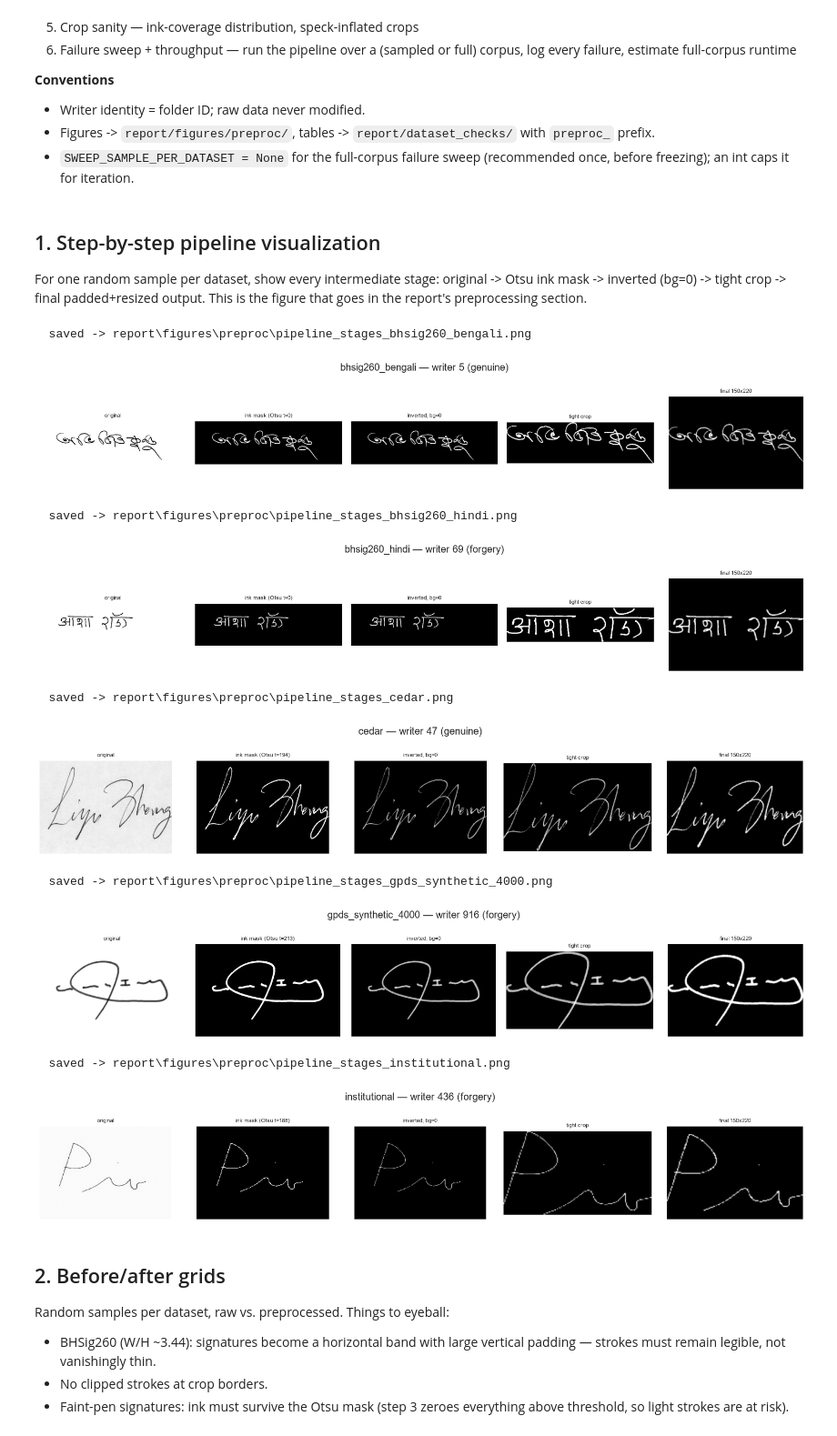
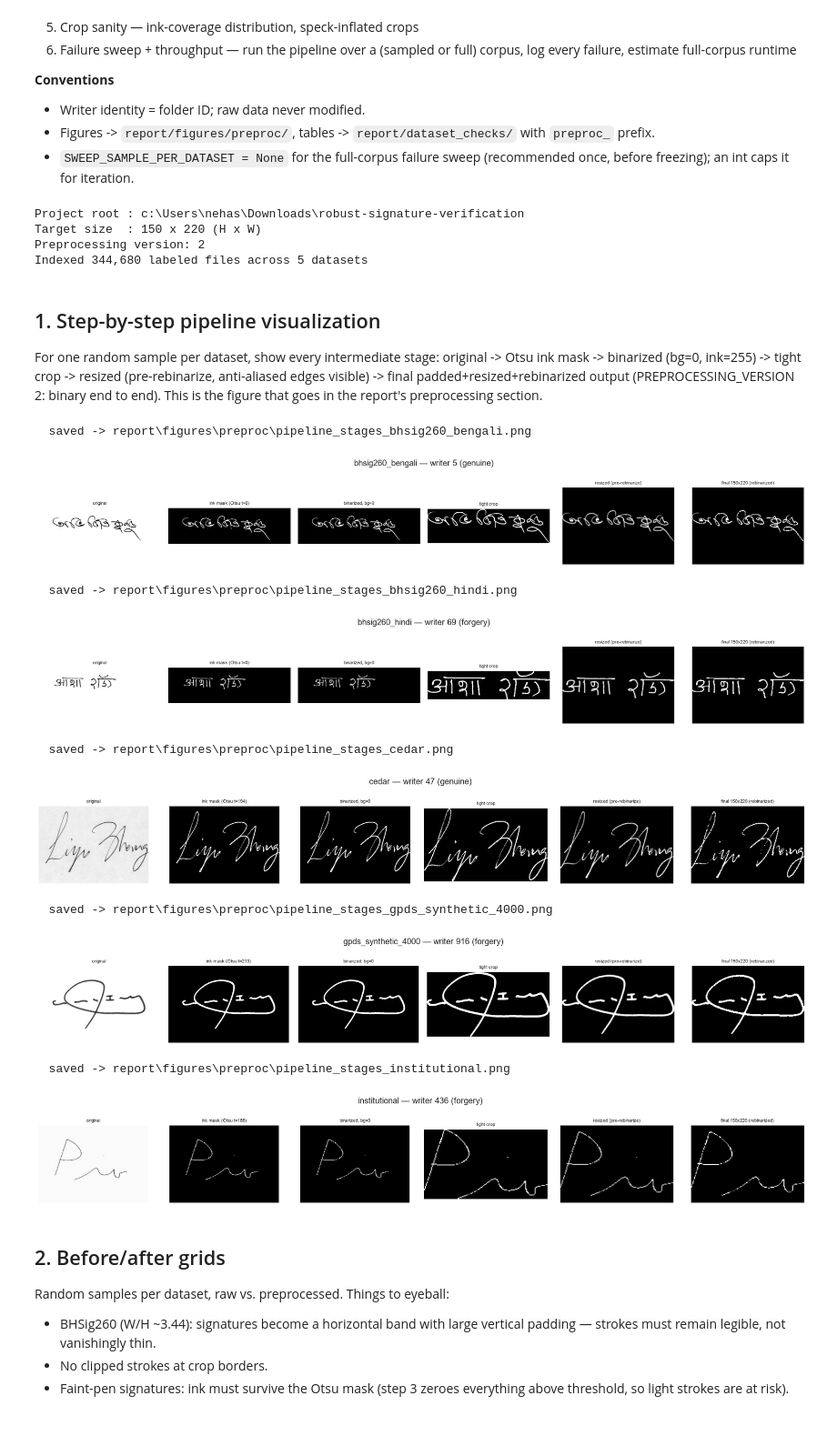
Before and after one commit to shrey-shetty/robust-signature-verification, a Jupyter notebook: notebooks/02_preprocessing_validation.ipynb, the cells around one changed output. Shown at 91% size. Drawn from its saved outputs; the diff is of its cells as text; code cells hidden in the pictures.

Commit message:
02 notebook: executed state from freeze validation run

```diff
--- a/notebooks/02_preprocessing_validation.ipynb
+++ b/notebooks/02_preprocessing_validation.ipynb
@@ -38,6 +38,7 @@ from PIL import Image
 
 from sigver.data.catalog import build_catalog
 from sigver.data.preprocessing import (
+    PREPROCESSING_VERSION,
     TARGET_HEIGHT,
     TARGET_WIDTH,
     otsu_threshold,
@@ -69,6 +70,7 @@ SWEEP_SAMPLE_PER_DATASET: Optional[int] = None
 
 print(f"Project root : {PROJECT_ROOT}")
 print(f"Target size  : {TARGET_HEIGHT} x {TARGET_WIDTH} (H x W)")
+print(f"Preprocessing version: {PREPROCESSING_VERSION}")
 
 
 def savefig(fig: plt.Figure, name: str) -> None:
@@ -81,13 +83,20 @@ def savefig(fig: plt.Figure, name: str) -> None:
 catalog = build_catalog(RAW_ROOT)
 df = catalog.dropna(subset=["label"]).copy()
 print(f"Indexed {len(df):,} labeled files across {df['dataset'].nunique()} datasets")
+# %% [output]
+Project root : c:\Users\nehas\Downloads\robust-signature-verification
+Target size  : 150 x 220 (H x W)
+Preprocessing version: 2
+Indexed 344,680 labeled files across 5 datasets
 # %% [markdown]
 ## 1. Step-by-step pipeline visualization
 
 For one random sample per dataset, show every intermediate stage:
-original -> Otsu ink mask -> inverted (bg=0) -> tight crop -> final
-padded+resized output. This is the figure that goes in the report's
-preprocessing section.
+original -> Otsu ink mask -> binarized (bg=0, ink=255) -> tight crop ->
+resized (pre-rebinarize, anti-aliased edges visible) -> final
+padded+resized+rebinarized output (PREPROCESSING_VERSION 2: binary end
+to end). This is the figure that goes in the report's preprocessing
+section.
 # %%
 def load_gray_uint8(path: str) -> np.ndarray:
     """Load an image the same way preprocess_image does (PIL convert L)."""
@@ -98,55 +107,84 @@ def load_gray_uint8(path: str) -> np.ndarray:
 def pipeline_stages(gray: np.ndarray) -> dict[str, np.ndarray]:
     """Recompute the intermediate stages of preprocess_array for display.
 
-    Mirrors preprocessing.py steps 2-5. Kept in sync manually; if
-    preprocessing.py changes, update this too (validation only).
+    Mirrors preprocessing.py steps 2-5 (PREPROCESSING_VERSION 2: binary
+    end to end -- a second binarization pass collapses the resize's
+    anti-aliased edges back to strict {0, 255}). Kept in sync manually;
+    if preprocessing.py changes, update this too (validation only).
     """
     t = otsu_threshold(gray)
     ink_mask = gray <= t
 
-    inverted = 255 - gray.astype(np.int16)
-    inverted[~ink_mask] = 0
-    inverted = inverted.astype(np.uint8)
+    # Pass 1/2: binarize before the crop (mirrors preprocessing.py step 3).
+    inverted = np.zeros_like(gray)
+    inverted[ink_mask] = 255
 
     rows = np.any(ink_mask, axis=1)
     cols = np.any(ink_mask, axis=0)
     r0, r1 = np.argmax(rows), len(rows) - np.argmax(rows[::-1])
     c0, c1 = np.argmax(cols), len(cols) - np.argmax(cols[::-1])
     cropped = inverted[r0:r1, c0:c1]
 
-    final = preprocess_array(gray)
+    # Pad to target aspect ratio (mirrors preprocessing.py step 5, part 1).
+    target_ratio = TARGET_WIDTH / TARGET_HEIGHT
+    h, w = cropped.shape
+    ratio = w / h
+    if ratio > target_ratio:
+        new_h = int(round(w / target_ratio))
+        pad = new_h - h
+        top, bottom = pad // 2, pad - pad // 2
+        padded = np.pad(cropped, ((top, bottom), (0, 0)))
+    else:
+        new_w = int(round(h * target_ratio))
+        pad = new_w - w
+        left, right = pad // 2, pad - pad // 2
+        padded = np.pad(cropped, ((0, 0), (left, right)))
+
+    # Bilinear resize, shown BEFORE the second binarization pass so the
+    # anti-aliased edges it introduces are visible (step 5, part 2).
+    resized_preview = np.asarray(
+        Image.fromarray(padded).resize(
+            (TARGET_WIDTH, TARGET_HEIGHT), Image.Resampling.BILINEAR
+        ),
+        dtype=np.uint8,
+    )
+
+    # Final = preprocess_array's actual output (post second binarization
+    # pass), scaled back to uint8 for display alongside the other stages.
+    final = (preprocess_array(gray) * 255).astype(np.uint8)
     return {
         "original": gray,
         f"ink mask (Otsu t={t})": ink_mask.astype(np.uint8) * 255,
-        "inverted, bg=0": inverted,
+        "binarized, bg=0": inverted,
         "tight crop": cropped,
-        f"final {TARGET_HEIGHT}x{TARGET_WIDTH}": final,
+        "resized (pre-rebinarize)": resized_preview,
+        f"final {TARGET_HEIGHT}x{TARGET_WIDTH} (rebinarized)": final,
     }
 
 
 for ds, grp in df.groupby("dataset", observed=True):
     row = grp.sample(1, random_state=RNG_SEED).iloc[0]
     stages = pipeline_stages(load_gray_uint8(row["path"]))
     fig, axes = plt.subplots(1, len(stages), figsize=(3.2 * len(stages), 2.6))
     for ax, (name, img) in zip(axes, stages.items()):
         ax.imshow(img, cmap="gray")
         ax.set_title(name, fontsize=8)
         ax.axis("off")
     fig.suptitle(f"{ds} — writer {row['writer_id']} ({row['label']})", y=1.05)
     fig.tight_layout()
     savefig(fig, f"pipeline_stages_{ds}")
     plt.show()
 # %% [output]
   saved -> report\figures\preproc\pipeline_stages_bhsig260_bengali.png
-[figure, old version]
+[figure, new version]
   saved -> report\figures\preproc\pipeline_stages_bhsig260_hindi.png
-[figure, old version]
+[figure, new version]
   saved -> report\figures\preproc\pipeline_stages_cedar.png
-[figure, old version]
+[figure, new version]
   saved -> report\figures\preproc\pipeline_stages_gpds_synthetic_4000.png
-[figure, old version]
+[figure, new version]
   saved -> report\figures\preproc\pipeline_stages_institutional.png
-[figure, old version]
+[figure, new version]
 # %% [markdown]
 ## 2. Before/after grids
 
```
Also changed, not shown: parts of 5 cells of this notebook.
